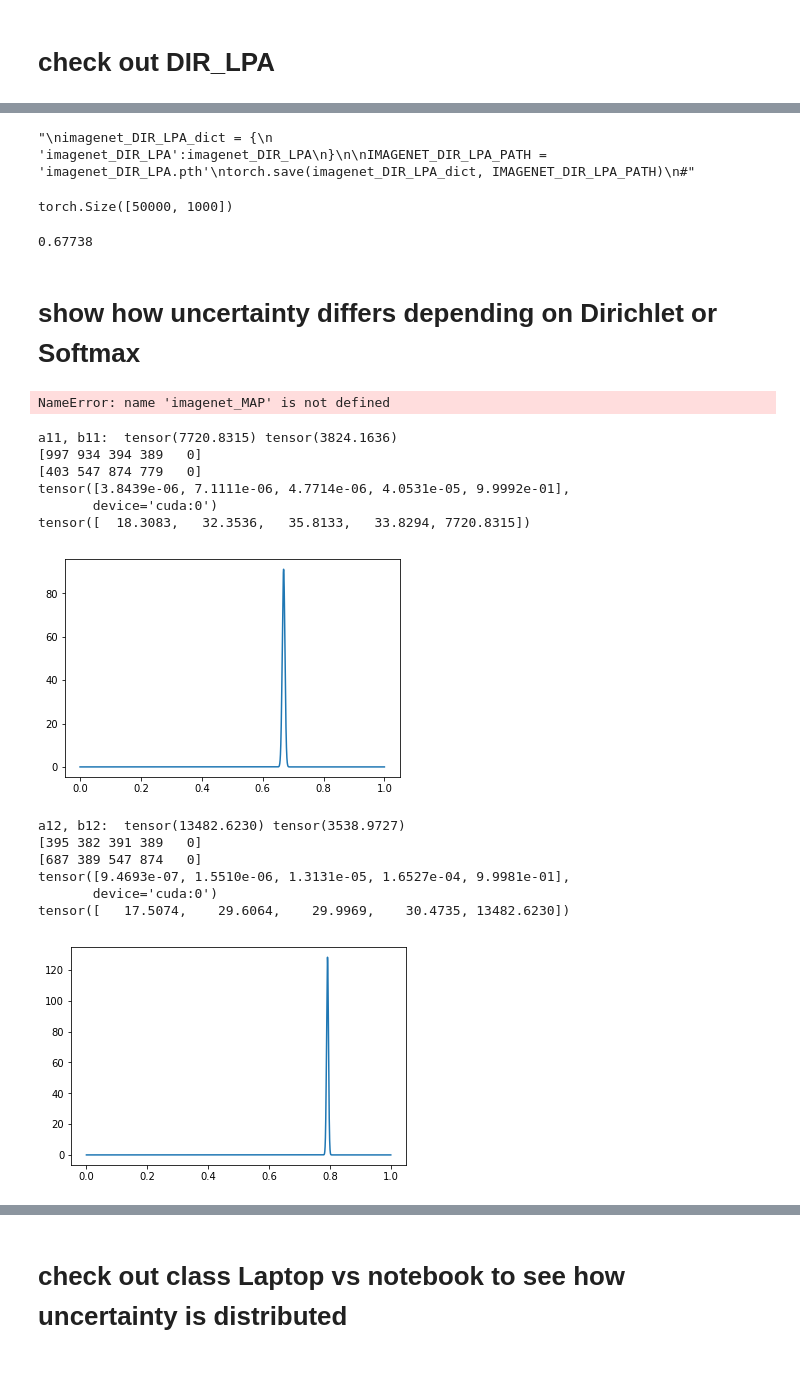
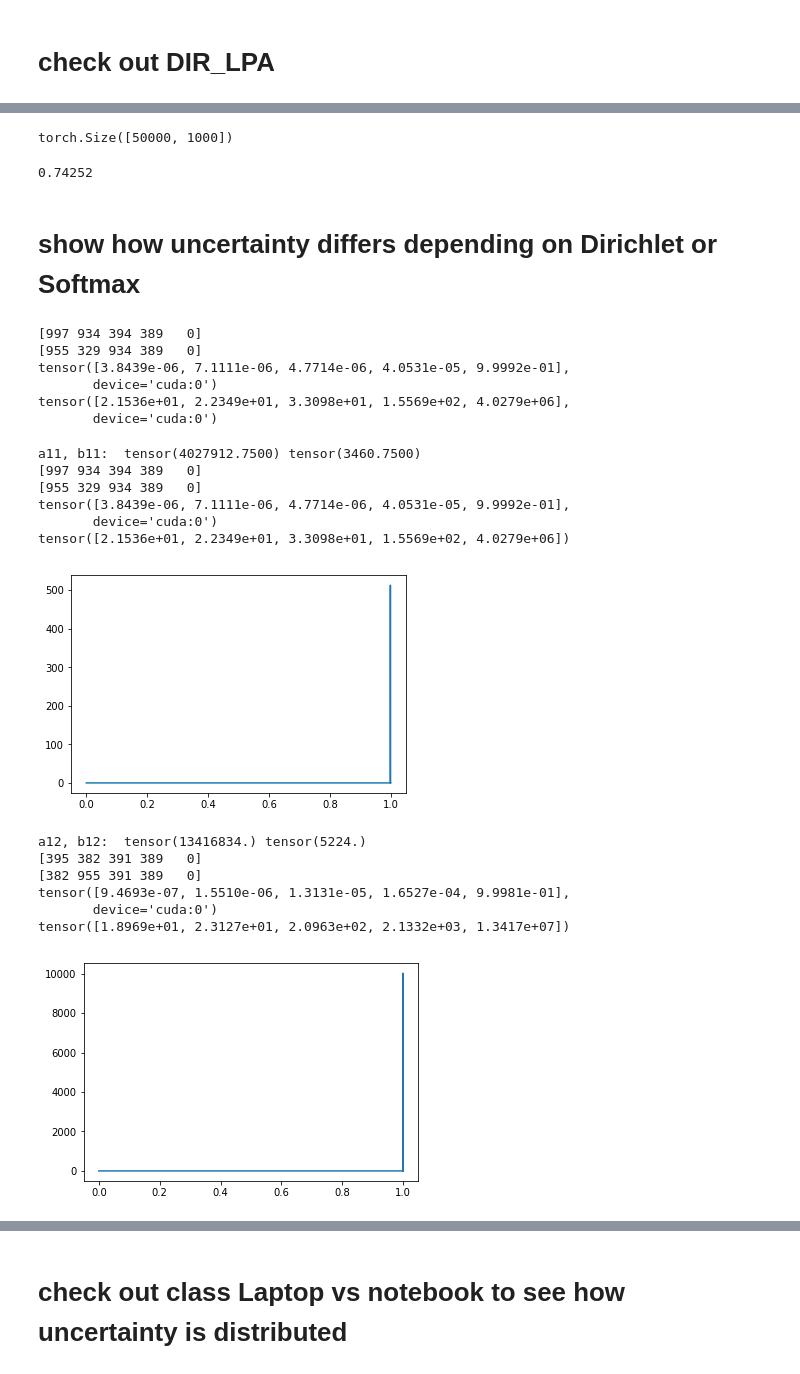
Before and after one commit to ross-Hr/master2020, a Jupyter notebook: 2019-10-Laplace_Bridge/exp/Experiment3_ImageNet_DenseNet.ipynb, the cells around one changed output, grey strips where cells are left out. Saved outputs shown, nothing was run; the diff lists cells and outputs as text; code cells hidden in the pictures.

Commit message:
added imagenet fifigures

```diff
--- a/2019-10-Laplace_Bridge/exp/Experiment3_ImageNet_DenseNet.ipynb
+++ b/2019-10-Laplace_Bridge/exp/Experiment3_ImageNet_DenseNet.ipynb
@@ -712,16 +833,15 @@ def predict_DIR_LPA(model, test_loader, M_W_post, M_b_post, C_W_post, C_b_post,
 # %%
-"""
+#"""
 imagenet_DIR_LPA_dict = {
     'imagenet_DIR_LPA':imagenet_DIR_LPA
 }
 
-IMAGENET_DIR_LPA_PATH = 'weights/imagenet_DIR_LPA_1.pth'
+IMAGENET_DIR_LPA_PATH = 'weights/imagenet_DIR_LPA_1e-10.pth'
 torch.save(imagenet_DIR_LPA_dict, IMAGENET_DIR_LPA_PATH)
 #"""
-# %% [output]
-"\nimagenet_DIR_LPA_dict = {\n    'imagenet_DIR_LPA':imagenet_DIR_LPA\n}\n\nIMAGENET_DIR_LPA_PATH = 'imagenet_DIR_LPA.pth'\ntorch.save(imagenet_DIR_LPA_dict, IMAGENET_DIR_LPA_PATH)\n#"
 # %%
-IMAGENET_DIR_LPA_PATH = 'weights/imagenet_DIR_LPA.pth'
+IMAGENET_DIR_LPA_PATH = 'weights/imagenet_DIR_LPA_1e-10.pth'
+#IMAGENET_DIR_LPA_PATH = 'weights/imagenet_DIR_LPA.pth'
 imagenet_DIR_LPA_dict = torch.load(IMAGENET_DIR_LPA_PATH)
 imagenet_DIR_LPA = imagenet_DIR_LPA_dict['imagenet_DIR_LPA']
 print(imagenet_DIR_LPA.size())
@@ -733,7 +853,7 @@ pred_DIR_LPA = pred_DIR_LPA.cpu().numpy()
 np.equal(targets, pred_DIR_LPA).mean()
 # %% [output]
 torch.Size([50000, 1000])
-0.67738
+0.74252
 # %% [markdown]
 # show how uncertainty differs depending on Dirichlet or Softmax
 # %%
@@ -754,9 +874,16 @@ print(top5_DIR_LPA_i)
 print(imagenet_MAP[i][top5_MAP_i])
 print(imagenet_DIR_LPA[i][top5_DIR_LPA_i])
 # %% [output]
-NameError: name 'imagenet_MAP' is not defined
+[997 934 394 389   0]
+[955 329 934 389   0]
+tensor([3.8439e-06, 7.1111e-06, 4.7714e-06, 4.0531e-05, 9.9992e-01],
+       device='cuda:0')
+tensor([2.1536e+01, 2.2349e+01, 3.3098e+01, 1.5569e+02, 4.0279e+06],
+       device='cuda:0')
 # %%
 from scipy.stats import beta
+
+imagenet_DIR_LPA = imagenet_DIR_LPA.cpu()
 
 a11 = imagenet_DIR_LPA[11][0]
 b11 = imagenet_DIR_LPA[11].sum() - a11
@@ -769,44 +896,44 @@ print(top5_MAP_11)
 print(top5_DIR_LPA_11)
 print(imagenet_MAP[11][top5_MAP_11])
 print(imagenet_DIR_LPA[11][top5_DIR_LPA_11])
 
 x = np.linspace(0,1, 10000 + 1)
 beta_11_pdf = beta.pdf(x, a=a11, b=b11)
 plt.plot(x, beta_11_pdf)
 plt.show()
 
 
 a12 = imagenet_DIR_LPA[12][0]
 b12 = imagenet_DIR_LPA[12].sum() - a12
 print("a12, b12: ", a12, b12)
 
 top5_MAP_12 = get_top5(imagenet_MAP[12])
 top5_DIR_LPA_12 = get_top5(imagenet_DIR_LPA[12])
 
 print(top5_MAP_12)
 print(top5_DIR_LPA_12)
 print(imagenet_MAP[12][top5_MAP_12])
 print(imagenet_DIR_LPA[12][top5_DIR_LPA_12])
 
 x = np.linspace(0,1, 10000 + 1)
 beta_12_pdf = beta.pdf(x, a=a12, b=b12)
 plt.plot(x, beta_12_pdf)
 plt.show()
 # %% [output]
-a11, b11:  tensor(7720.8315) tensor(3824.1636)
+a11, b11:  tensor(4027912.7500) tensor(3460.7500)
 [997 934 394 389   0]
-[403 547 874 779   0]
+[955 329 934 389   0]
 tensor([3.8439e-06, 7.1111e-06, 4.7714e-06, 4.0531e-05, 9.9992e-01],
        device='cuda:0')
-tensor([  18.3083,   32.3536,   35.8133,   33.8294, 7720.8315])
+tensor([2.1536e+01, 2.2349e+01, 3.3098e+01, 1.5569e+02, 4.0279e+06])
-[figure, old version]
+[figure, new version]
-a12, b12:  tensor(13482.6230) tensor(3538.9727)
+a12, b12:  tensor(13416834.) tensor(5224.)
 [395 382 391 389   0]
-[687 389 547 874   0]
+[382 955 391 389   0]
 tensor([9.4693e-07, 1.5510e-06, 1.3131e-05, 1.6527e-04, 9.9981e-01],
        device='cuda:0')
-tensor([   17.5074,    29.6064,    29.9969,    30.4735, 13482.6230])
+tensor([1.8969e+01, 2.3127e+01, 2.0963e+02, 2.1332e+03, 1.3417e+07])
-[figure, old version]
+[figure, new version]
 # %%
 a9 = imagenet_DIR_LPA[9][0]
 b9 = imagenet_DIR_LPA[9].sum() - a9
```
Also changed, not shown: parts of 20 cells of this notebook, 6 other files.
